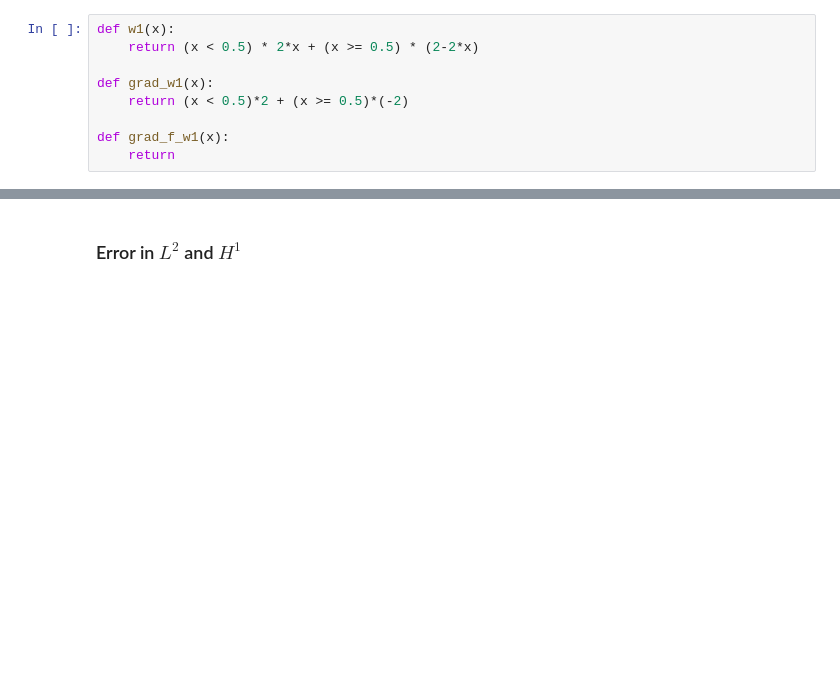
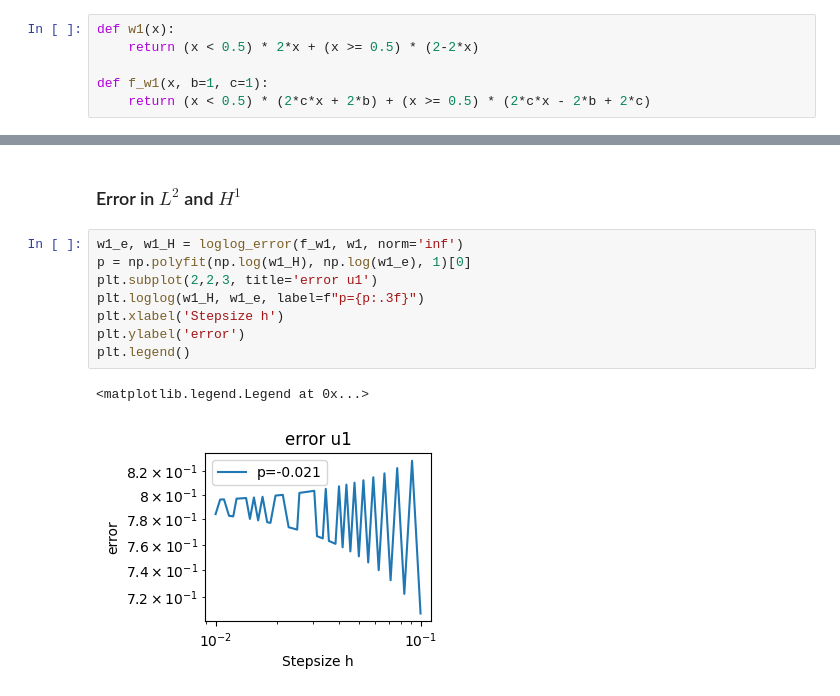
Before and after one commit to martinsw01/numdiff_p2, a Jupyter notebook: example.ipynb, the cells around one changed output, grey strips where cells are left out. Saved outputs shown, nothing was run; the diff lists cells and outputs as text; blank space fills up the shorter version.

```diff
--- a/example.ipynb
+++ b/example.ipynb
@@ -182,11 +208,8 @@ $$
 def w1(x):
     return (x < 0.5) * 2*x + (x >= 0.5) * (2-2*x)
 
-def grad_w1(x):
-    return (x < 0.5)*2 + (x >= 0.5)*(-2)
-
-def grad_f_w1(x):
-    return
+def f_w1(x, b=1, c=1):
+    return (x < 0.5) * (2*c*x + 2*b) + (x >= 0.5) * (2*c*x - 2*b + 2*c)
 # %%
 def w1_elemental_load_vector_first_half(alpha, b, c, x0, x1):
     return np.array([
@@ -234,2 +257,13 @@ np.max(U)
 # %% [markdown]
 ### Error in $L^2$ and $H^1$
+# %%
+w1_e, w1_H = loglog_error(f_w1, w1, norm='inf')
+p = np.polyfit(np.log(w1_H), np.log(w1_e), 1)[0]
+plt.subplot(2,2,3, title='error u1')
+plt.loglog(w1_H, w1_e, label=f"p={p:.3f}")
+plt.xlabel('Stepsize h')
+plt.ylabel('error')
+plt.legend()
+# %% [output]
+<matplotlib.legend.Legend at 0x...>
+[figure, added]
```
Also changed, not shown: parts of 8 cells of this notebook.
